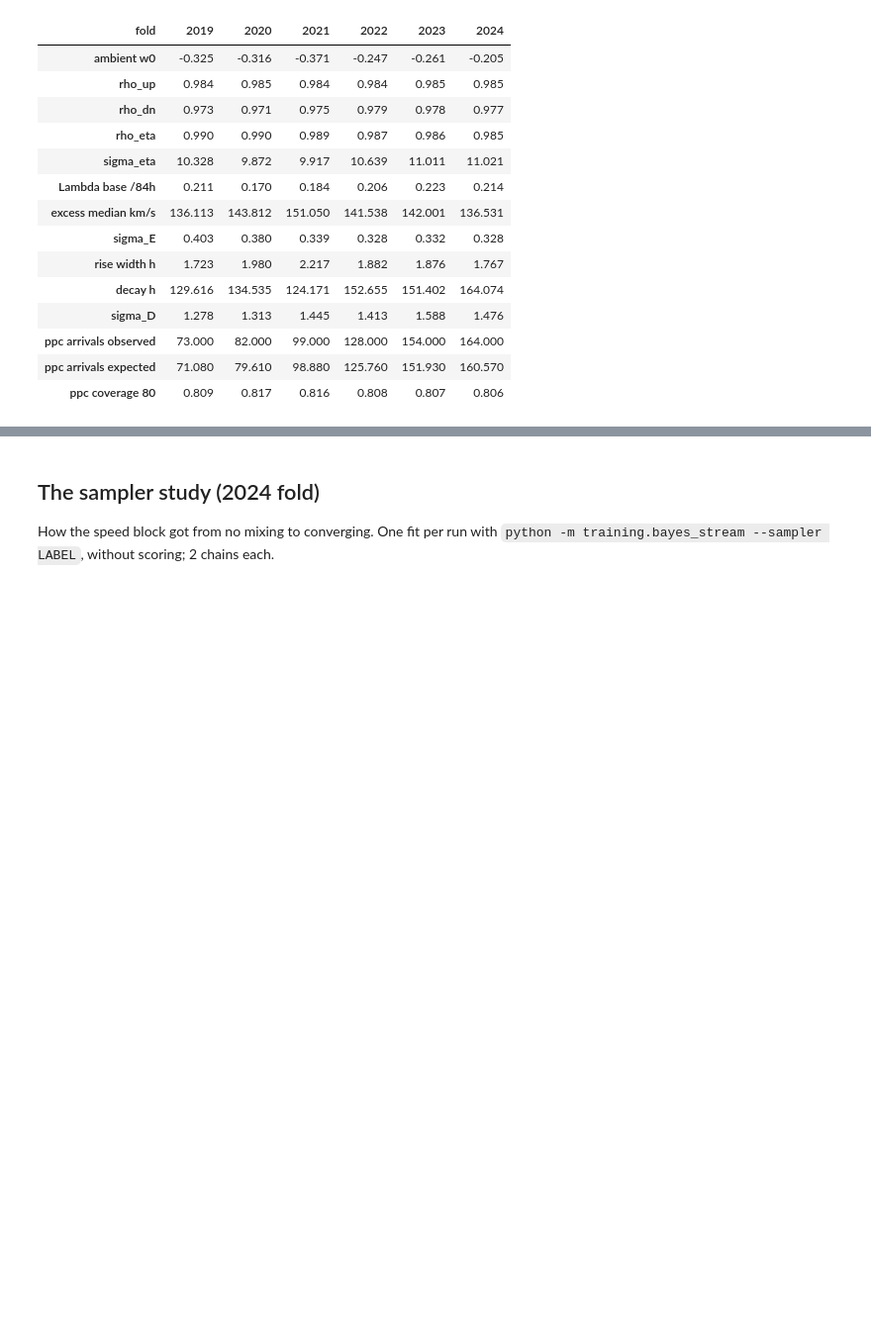
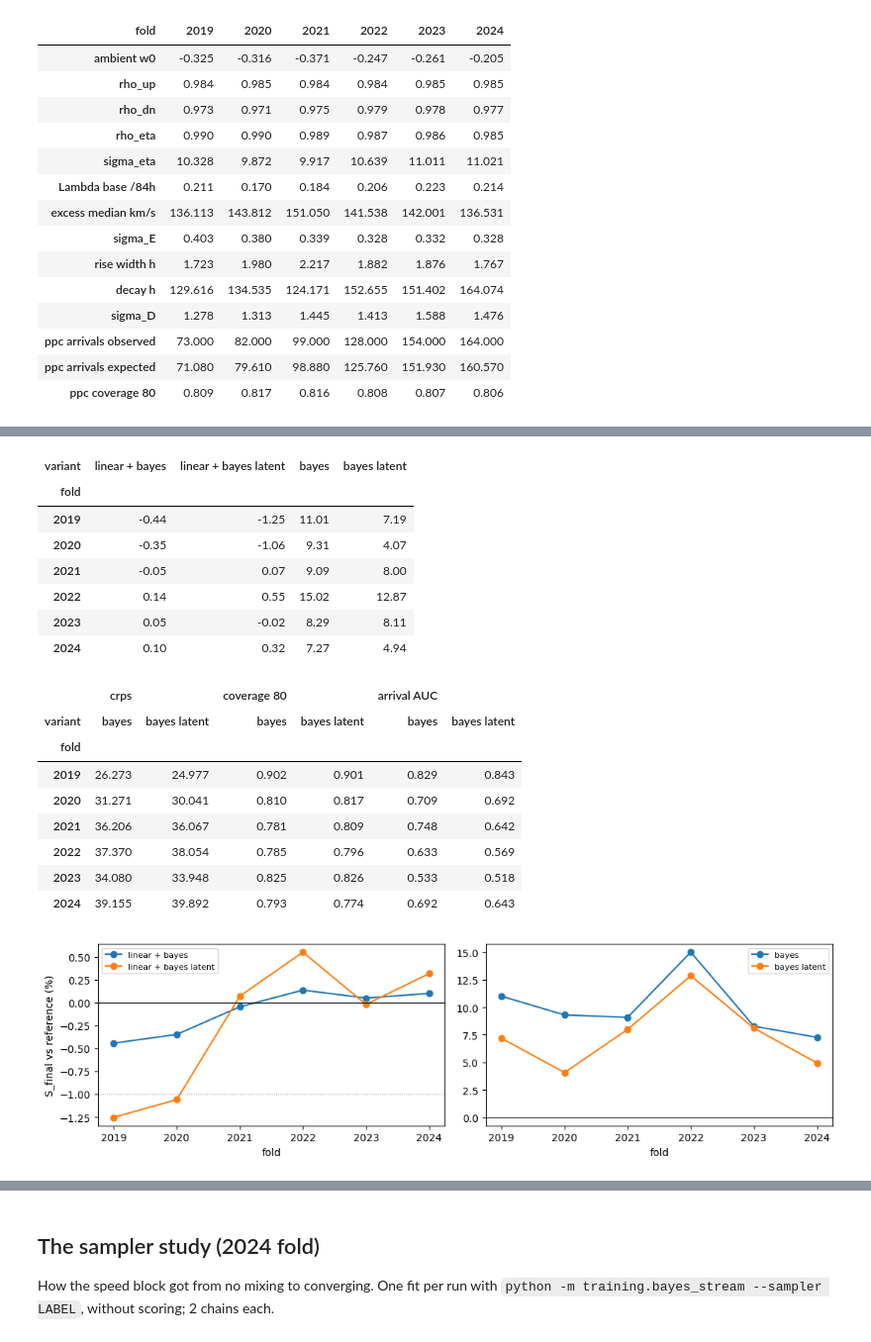
Before and after one commit to chingozhatinashe/benchlab-competition, a Jupyter notebook: src/experiments/bayes_stream.ipynb, the cells around one changed output, grey strips where cells are left out. Shown at 99% size. Drawn from its saved outputs; the diff is of its cells as text; code cells hidden in the pictures; blank space fills up the shorter version.

```diff
--- a/src/experiments/bayes_stream.ipynb
+++ b/src/experiments/bayes_stream.ipynb
@@ -108,0 +120,35 @@ p.set_index("fold")[post].T.round(3)
+# %%
+cmp = pct[["linear + bayes", "linear + bayes latent", "bayes", "bayes latent"]]
+fig, axes = plt.subplots(1, 2, figsize=(11, 3.2))
+for ax, cols in zip(axes, (cmp.columns[:2], cmp.columns[2:]), strict=True):
+    for v in cols:
+        ax.plot(cmp.index, cmp[v], marker="o", label=v)
+    ax.axhline(0, color="k", lw=0.8)
+    ax.set_xlabel("fold")
+    ax.legend(fontsize=8)
+axes[0].axhline(-1, color="grey", ls=":", lw=0.8)
+axes[0].set_ylabel("S_final vs reference (%)")
+plt.tight_layout()
+skill = d[d.variant.isin(["bayes", "bayes latent"])].pivot(
+    index="fold", columns="variant", values=["crps", "coverage 80", "arrival AUC"])
+display(cmp.round(2))
+skill.round(3)
+# %% [output]
+| variant | linear + bayes | linear + bayes latent | bayes | bayes latent |
+| fold |  |  |  |  |
+| 2019 | -0.44 | -1.25 | 11.01 | 7.19 |
+| 2020 | -0.35 | -1.06 | 9.31 | 4.07 |
+| 2021 | -0.05 | 0.07 | 9.09 | 8.00 |
+| 2022 | 0.14 | 0.55 | 15.02 | 12.87 |
+| 2023 | 0.05 | -0.02 | 8.29 | 8.11 |
+| 2024 | 0.10 | 0.32 | 7.27 | 4.94 |
+|  | crps |  | coverage 80 |  | arrival AUC |  |
+| variant | bayes | bayes latent | bayes | bayes latent | bayes | bayes latent |
+| fold |  |  |  |  |  |  |
+| 2019 | 26.273 | 24.977 | 0.902 | 0.901 | 0.829 | 0.843 |
+| 2020 | 31.271 | 30.041 | 0.810 | 0.817 | 0.709 | 0.692 |
+| 2021 | 36.206 | 36.067 | 0.781 | 0.809 | 0.748 | 0.642 |
+| 2022 | 37.370 | 38.054 | 0.785 | 0.796 | 0.633 | 0.569 |
+| 2023 | 34.080 | 33.948 | 0.825 | 0.826 | 0.533 | 0.518 |
+| 2024 | 39.155 | 39.892 | 0.793 | 0.774 | 0.692 | 0.643 |
+[figure, added]
```
Also changed, not shown: parts of 11 cells of this notebook.
